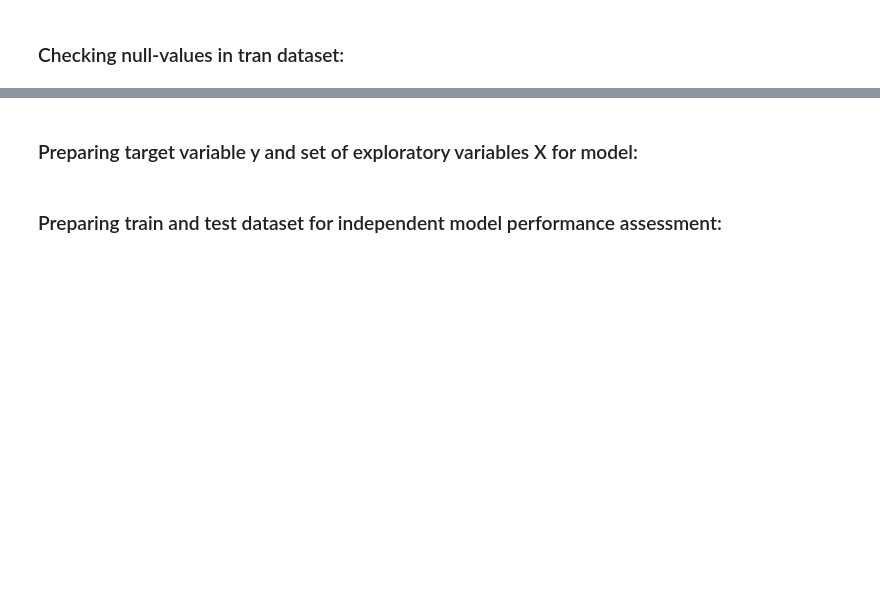
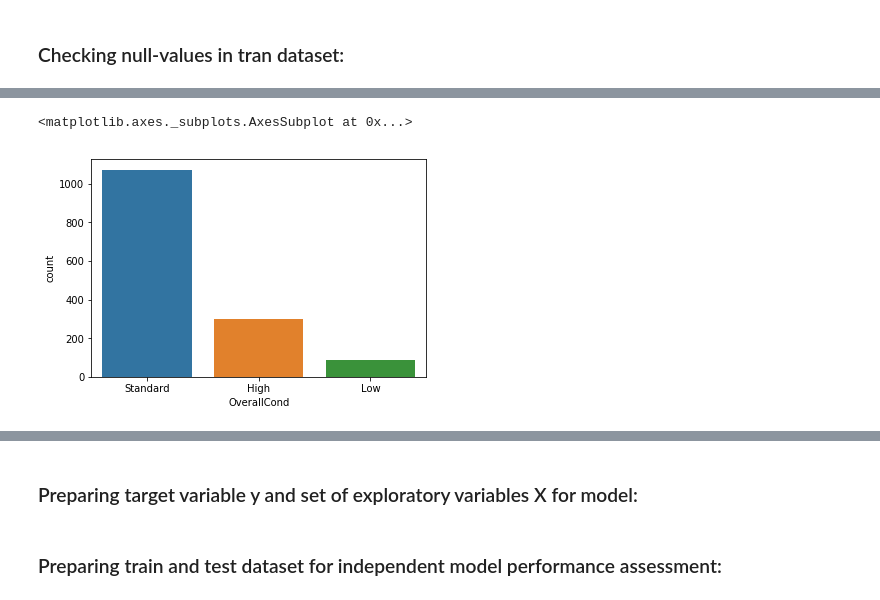
Before and after one commit to adriannawolowiec/regression-in-Python, a Jupyter notebook: intro-to-linear-regression.ipynb, the cells around one changed output, grey strips where cells are left out. Drawn from its saved outputs; the diff is of its cells as text; code cells hidden in the pictures; blank space fills up the shorter version.

```diff
--- a/intro-to-linear-regression.ipynb
+++ b/intro-to-linear-regression.ipynb
@@ -101,0 +235,5 @@ memory usage: 924.0+ KB
+# %%
+sns.countplot(x='OverallCond', data=train)
+# %% [output]
+<matplotlib.axes._subplots.AxesSubplot at 0x...>
+[figure, added]
```
Also changed, not shown: parts of 45 cells of this notebook.
